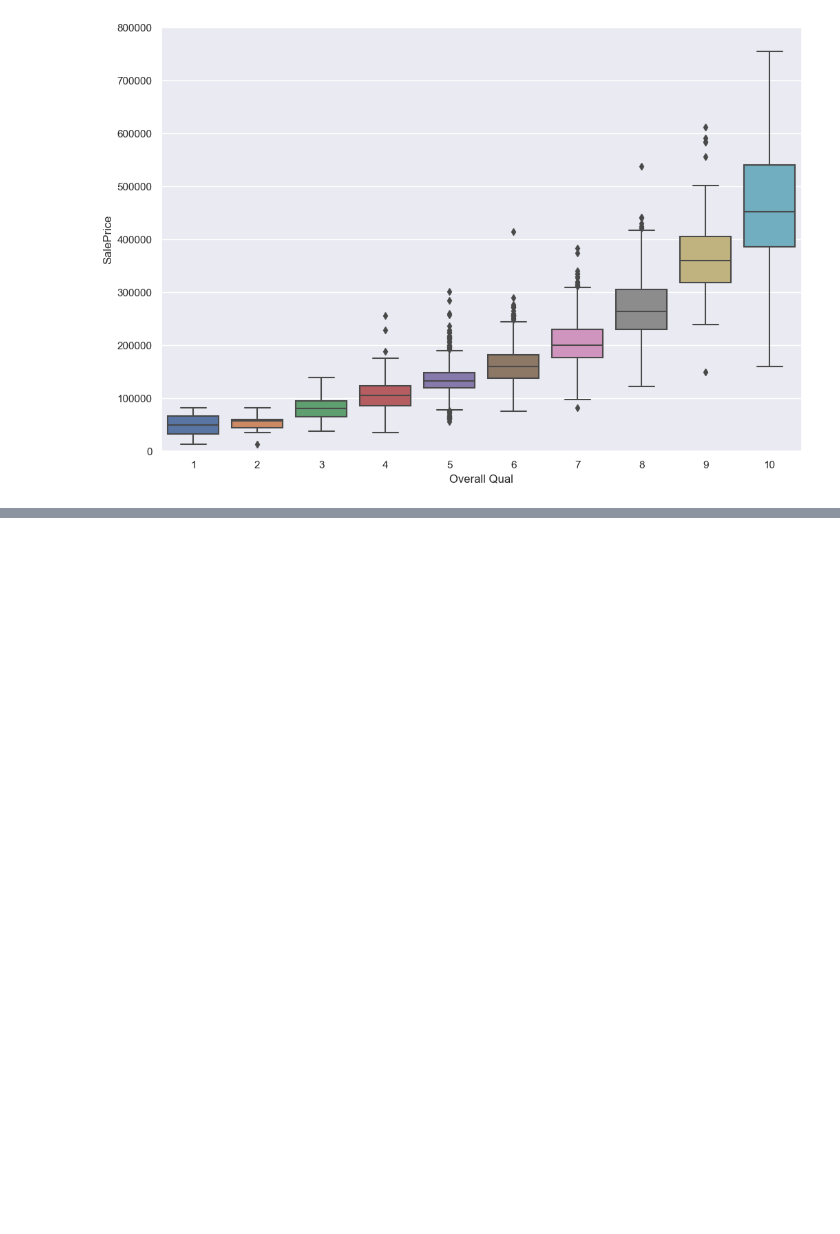
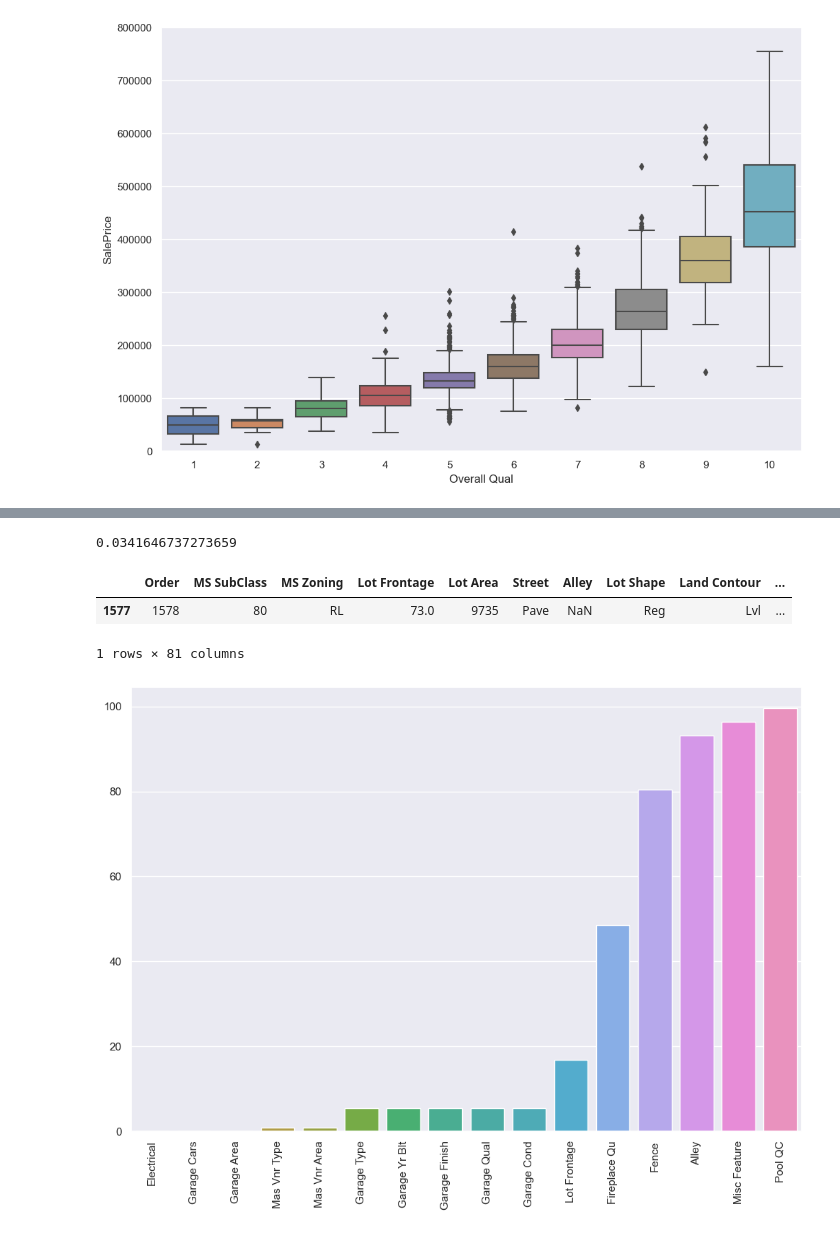
Before and after one commit to Cesaraventura/AmasIowaHousing, a Jupyter notebook: ames.ipynb, the cells around one changed output, grey strips where cells are left out. Drawn from its saved outputs; the diff is of its cells as text; code cells hidden in the pictures; blank space fills up the shorter version.

```diff
--- a/ames.ipynb
+++ b/ames.ipynb
@@ -222,0 +316,23 @@ fig.axis(ymin=0, ymax=800000)
+# %%
+100 / len(data)
+# %% [output]
+0.0341646737273659
+# %%
+data[data['Electrical'].isnull()]
+# %% [output]
+|  | Order | MS SubClass | MS Zoning | Lot Frontage | Lot Area | Street | Alley | Lot Shape | Land Contour | ... |
+| 1577 | 1578 | 80 | RL | 73.0 | 9735 | Pave | NaN | Reg | Lvl | ... |
+1 rows × 81 columns
+# %%
+bsmt_num_cols = ['BsmtFin SF 1', 'BsmtFin SF 2', 'Bsmt Unf SF','Total Bsmt SF', 'Bsmt Full Bath', 'Bsmt Half Bath']
+data[bsmt_num_cols] = data[bsmt_num_cols].fillna(0)
+# %%
+bsmt_str_cols = ['Bsmt Qual', 'Bsmt Cond', 'Bsmt Exposure', 'BsmtFin Type 1', 'BsmtFin Type 2']
+data[bsmt_str_cols] = data[bsmt_str_cols].fillna('None')
+# %%
+percent_nan = percent_missing(data)
+# %%
+sns.barplot(x=percent_nan.index,y=percent_nan)
+plt.xticks(rotation=90);
+# %% [output]
+[figure, added]
```
Also changed, not shown: parts of 42 cells of this notebook.
